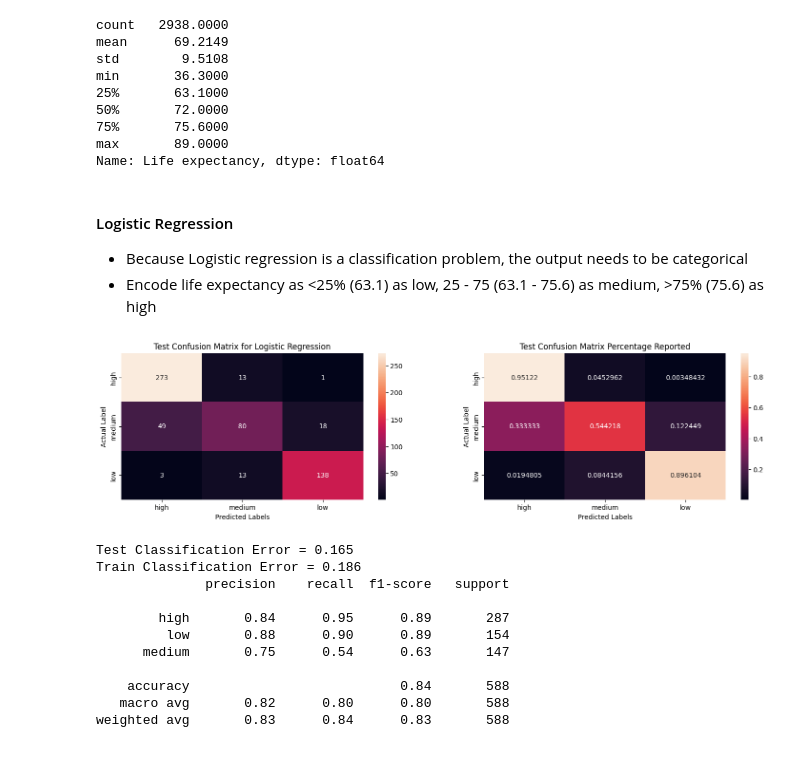
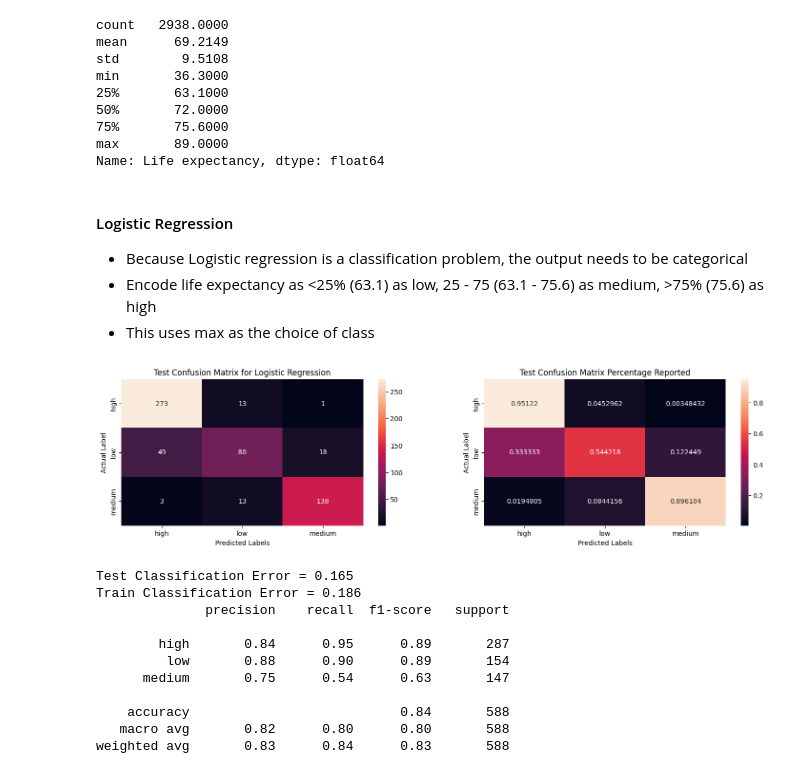
Before and after one commit to rishab-t0910/stat432_final_project, a Jupyter notebook: final_project.ipynb, the cells around one changed output. Drawn from its saved outputs; the diff is of its cells as text; code cells hidden in the pictures.

```diff
--- a/final_project.ipynb
+++ b/final_project.ipynb
@@ -123,6 +123,7 @@ Name: Life expectancy, dtype: float64
 #### Logistic Regression
 - Because Logistic regression is a classification problem, the output needs to be categorical
 - Encode life expectancy as <25% (63.1) as low, 25 - 75 (63.1 - 75.6) as medium, >75% (75.6) as high
+- This uses max as the choice of class
 # %%
 np.random.seed(12)
 model_df = df.copy()
@@ -158,34 +159,39 @@ y_train_pred = log_mod.predict(X_train)
 
 ## Combine results in df
 results = pd.DataFrame({"Country": test_data['Country'], "Year": test_data['Year'], "Prediction": y_pred, "Actual": y_test})
+prob_prediction = log_mod.predict_proba(X_test)
+classes = list(log_mod.classes_)
+
+for i in range(3):
+    results[f'P({classes[i]})'] = prob_prediction[:, i]
 
 test_conf_matrix = confusion_matrix(y_true=y_test, y_pred=y_pred, labels = ['high', 'medium', 'low'])
 sns.heatmap(test_conf_matrix, annot = True, fmt = 'g', ax=axes[0])
 axes[0].set_xlabel("Predicted Labels")
 axes[0].set_ylabel("Actual Label")
 axes[0].set_title("Test Confusion Matrix for Logistic Regression")
 axes[0].set_xticks(ticks = [0.5, 1.5, 2.5], labels = classes)
 axes[0].set_yticks(ticks = [0.5, 1.5, 2.5], labels = classes)
 
 row_sum = np.sum(test_conf_matrix, axis=1)
 percent_confusion = test_conf_matrix/row_sum[:, np.newaxis]
 sns.heatmap(percent_confusion, annot = True, fmt = 'g', ax=axes[1])
 axes[1].set_xlabel("Predicted Labels")
 axes[1].set_ylabel("Actual Label")
 axes[1].set_title("Test Confusion Matrix Percentage Reported")
 axes[1].set_xticks(ticks = [0.5, 1.5, 2.5], labels = classes)
 axes[1].set_yticks(ticks = [0.5, 1.5, 2.5], labels = classes)
 plt.show()
 
 test_classification_error = 1-(sum(np.diag(test_conf_matrix))/sum(sum(test_conf_matrix)))
 
 print("Test Classification Error =", round(test_classification_error, 3))
 print("Train Classification Error =", round(1-accuracy_score(y_true = y_train, y_pred=y_train_pred), 3))
 
 ## Recall = Sensitivity = TP/(TP + FN), Precision = TP/(TP + FP), F1 score = 2 * Precision * Sensitivity/(Precision + Sensitivity), Support = Row Sum
 print(classification_report(y_true = y_test, y_pred = y_pred))
 # %% [output]
-[figure, old version]
+[figure, new version]
 Test Classification Error = 0.165
 Train Classification Error = 0.186
               precision    recall  f1-score   support
```
Also changed, not shown: parts of 1 cell of this notebook, 1 other file.
